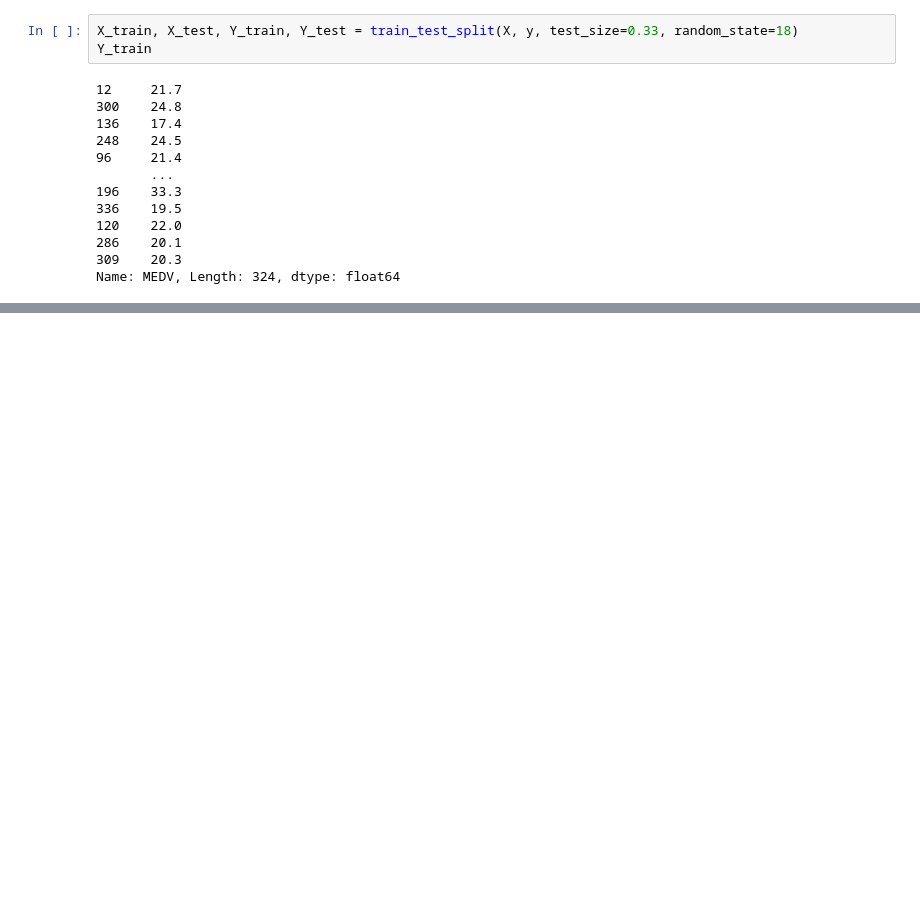
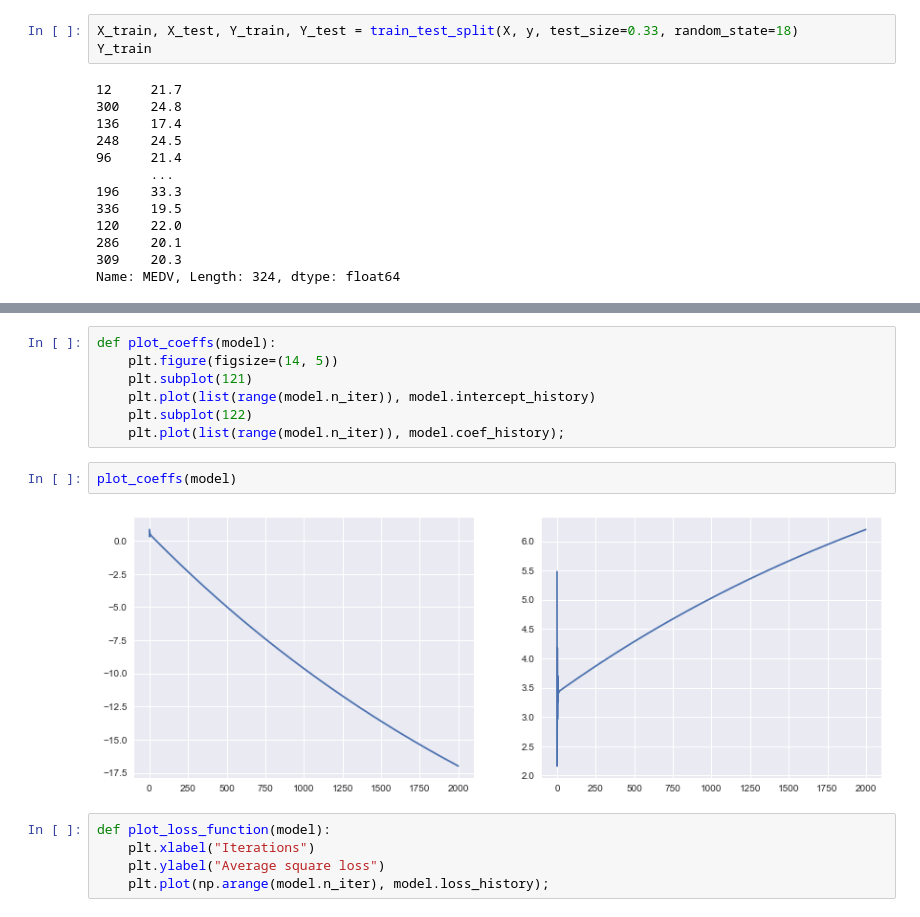
Before and after one commit to alexanderlakiza/cs102, a Jupyter notebook: homework08/LinearRegressionAssignment.ipynb, the cells around one changed output, grey strips where cells are left out. Drawn from its saved outputs; the diff is of its cells as text; blank space fills up the shorter version.

```diff
--- a/homework08/LinearRegressionAssignment.ipynb
+++ b/homework08/LinearRegressionAssignment.ipynb
@@ -179,0 +197,16 @@ model.coef_
+# %%
+def plot_coeffs(model):
+    plt.figure(figsize=(14, 5))
+    plt.subplot(121)
+    plt.plot(list(range(model.n_iter)), model.intercept_history)
+    plt.subplot(122)
+    plt.plot(list(range(model.n_iter)), model.coef_history);
+# %%
+plot_coeffs(model)
+# %% [output]
+[figure, added]
+# %%
+def plot_loss_function(model):
+    plt.xlabel("Iterations")
+    plt.ylabel("Average square loss")
+    plt.plot(np.arange(model.n_iter), model.loss_history);
```
Also changed, not shown: parts of 54 cells of this notebook.
